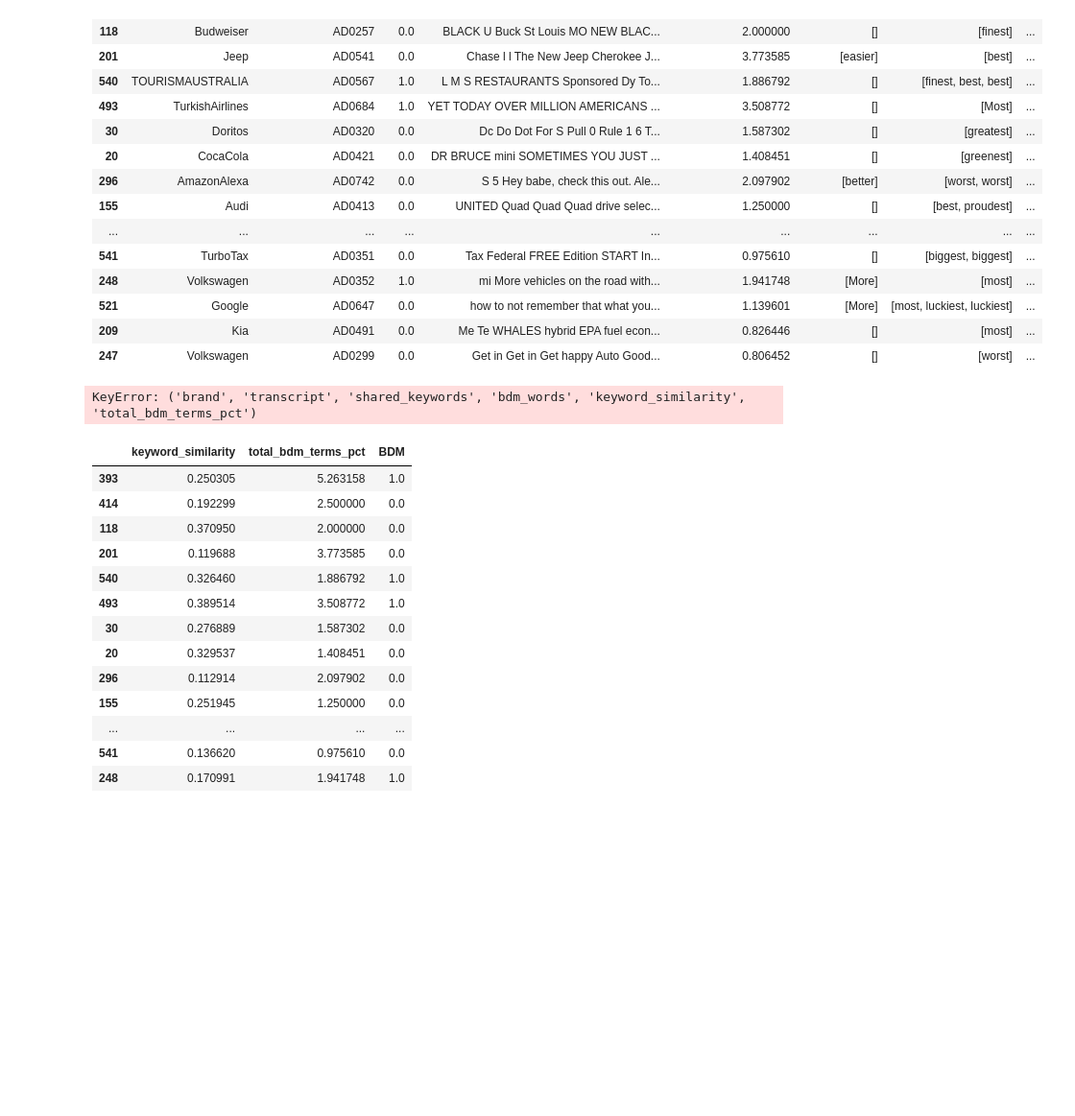
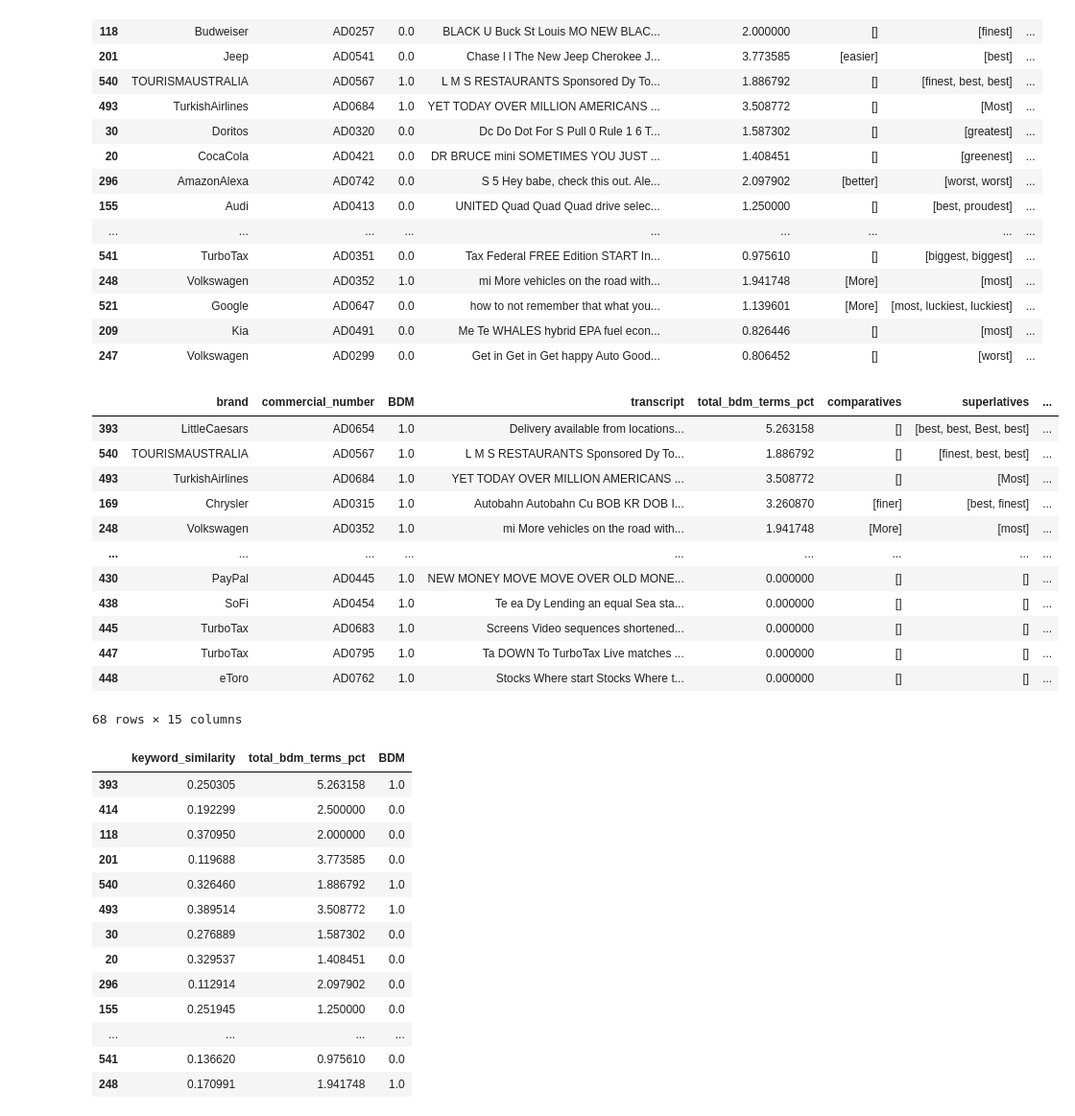
Before and after one commit to NilsLeo/Commercial-Brand-Differentiating-Message-Analysis, a Jupyter notebook: Neues_Projekt/BDM_Detection.ipynb, the cells around one changed output. Shown at 96% size. Cells and saved outputs as stored; diff of their text form; code cells hidden in the pictures; blank space fills up the shorter version.

```diff
--- a/Neues_Projekt/BDM_Detection.ipynb
+++ b/Neues_Projekt/BDM_Detection.ipynb
@@ -510,35 +449,47 @@ ad_df.head(20)
 # show all rows ehere bdm is 1.0 and where industry is product_cat_id 4
 
 nice_df = ad_df[ad_df['BDM'] == 1.0]
 
 
 # Create a function to find shared words
 def get_shared_words(row):
     # Convert keywords string to list if it's a string
     keywords = eval(row['product_cat_keywords']) if isinstance(row['product_cat_keywords'], str) else row['product_cat_keywords']
 
     # Convert all keywords to lowercase for better matching
     keywords = [word.lower() for word in keywords]
 
     # Split transcript into words and convert to lowercase
     transcript_words = set(word.lower() for word in str(row['transcript']).split())
 
     # Find intersection between keywords and transcript words
     shared = [word for word in keywords if word in transcript_words]
 
     return shared
 
 # Add new column for shared words
 ad_df['shared_keywords'] = ad_df.apply(get_shared_words, axis=1)
 
 # Add column for count of shared words
 ad_df['shared_keywords_count'] = ad_df['shared_keywords'].str.len()
 
 # Update the display code
 nice_df = ad_df[ad_df['BDM'] == 1.0]
-display(nice_df["brand", "transcript", "shared_keywords", "bdm_words", "keyword_similarity", "total_bdm_terms_pct"])
+display(nice_df)
 # %% [output]
+|  | brand | commercial_number | BDM | transcript | total_bdm_terms_pct | comparatives | superlatives | ... |
+| 393 | LittleCaesars | AD0654 | 1.0 | Delivery available from locations... | 5.263158 | [] | [best, best, Best, best] | ... |
+| 540 | TOURISMAUSTRALIA | AD0567 | 1.0 | L M S RESTAURANTS Sponsored Dy To... | 1.886792 | [] | [finest, best, best] | ... |
+| 493 | TurkishAirlines | AD0684 | 1.0 | YET TODAY OVER MILLION AMERICANS ... | 3.508772 | [] | [Most] | ... |
+| 169 | Chrysler | AD0315 | 1.0 | Autobahn Autobahn Cu BOB KR DOB I... | 3.260870 | [finer] | [best, finest] | ... |
+| 248 | Volkswagen | AD0352 | 1.0 | mi More vehicles on the road with... | 1.941748 | [More] | [most] | ... |
+| ... | ... | ... | ... | ... | ... | ... | ... | ... |
+| 430 | PayPal | AD0445 | 1.0 | NEW MONEY MOVE MOVE OVER OLD MONE... | 0.000000 | [] | [] | ... |
+| 438 | SoFi | AD0454 | 1.0 | Te ea Dy Lending an equal Sea sta... | 0.000000 | [] | [] | ... |
+| 445 | TurboTax | AD0683 | 1.0 | Screens Video sequences shortened... | 0.000000 | [] | [] | ... |
+| 447 | TurboTax | AD0795 | 1.0 | Ta DOWN To TurboTax Live matches ... | 0.000000 | [] | [] | ... |
+| 448 | eToro | AD0762 | 1.0 | Stocks Where start Stocks Where t... | 0.000000 | [] | [] | ... |
-KeyError: ('brand', 'transcript', 'shared_keywords', 'bdm_words', 'keyword_similarity', 'total_bdm_terms_pct')
+68 rows × 15 columns
 # %%
 display()
 # %%
```
Also changed, not shown: parts of 15 cells of this notebook.
